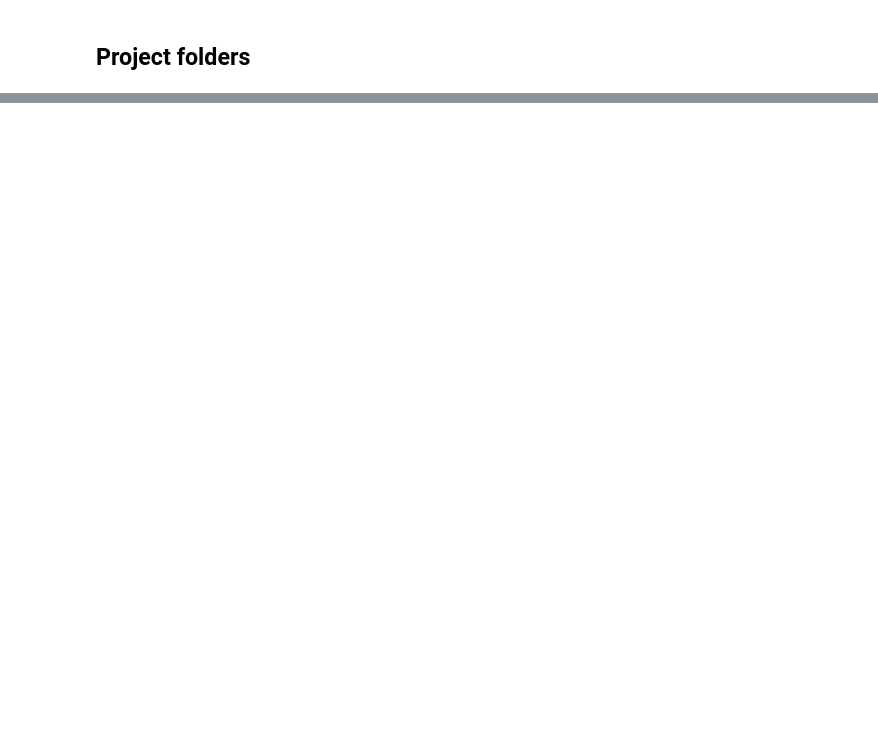
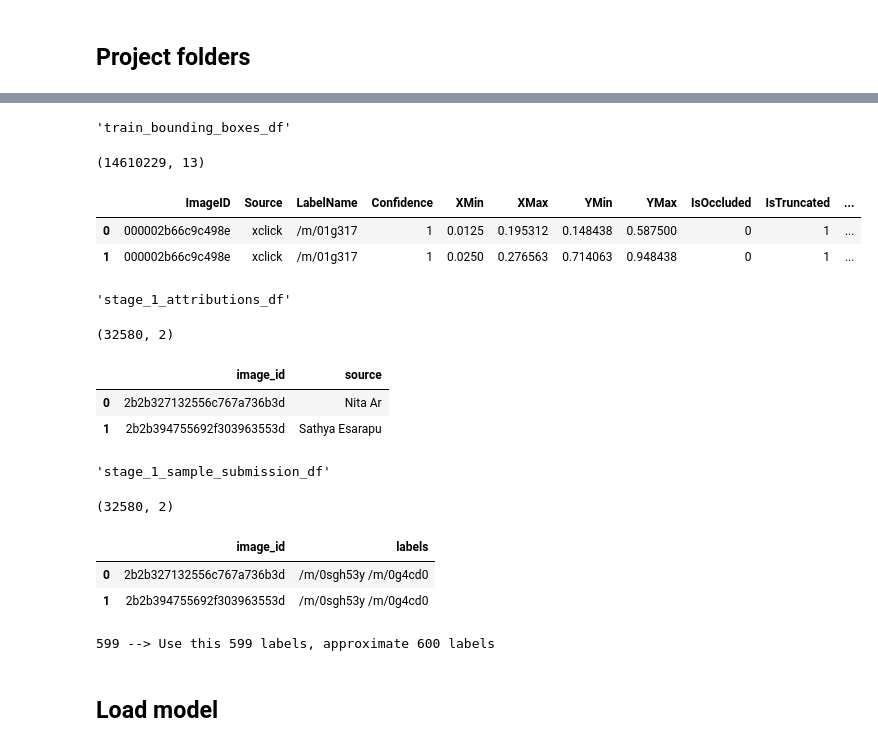
Before and after one commit to ruixu/kaggle-Inclusive-Images, a Jupyter notebook: 3. InceptionResNetV2_SE_Predict.ipynb, the cells around one changed output, grey strips where cells are left out. Drawn from its saved outputs; the diff is of its cells as text; code cells hidden in the pictures; blank space fills up the shorter version.

```diff
--- a/3. InceptionResNetV2_SE_Predict.ipynb
+++ b/3. InceptionResNetV2_SE_Predict.ipynb
@@ -16,0 +20,11 @@ run_name: inclusive-images-challenge_3_InceptionResNetV2_SE_Predict_20181026-132
+# %%
+debug_rows = None #100*10000
+image_size = 200
+batch_size = 1024
+model_name0 = 'inclusive-images-challenge_3_InceptionResNetV2_SE_20181027-030909_2301'
+model_name = '%s.h5' % model_name0
+tag_info_name = 'inclusive-images-challenge_3_InceptionResNetV2_SE_20181027-030909_tag_info.pkl'
+
+print(debug_rows, batch_size)
+print(model_name)
+print(tag_info_name)
@@ -124,0 +155,3 @@ print(tuning_labels_csv)
+# %%
+%%time
+train_bounding_boxes_df = pd.read_csv(train_bounding_boxes_csv, nrows=debug_rows)
@@ -124,0 +161,3 @@ print(tuning_labels_csv)
+# %%
+%%time
+stage_1_attributions_df = pd.read_csv(stage_1_attributions_csv)
@@ -124,0 +167,3 @@ print(tuning_labels_csv)
+# %%
+%%time
+stage_1_sample_submission_df = pd.read_csv(stage_1_sample_submission_csv)
@@ -124,0 +173,31 @@ print(tuning_labels_csv)
+# %%
+display('train_bounding_boxes_df', train_bounding_boxes_df.shape, train_bounding_boxes_df.head(2))
+# display('train_machine_labels_df', train_machine_labels_df.shape, train_machine_labels_df.head(2))
+# display('train_human_labels_df', train_human_labels_df.shape, train_human_labels_df.head(2))
+display('stage_1_attributions_df', stage_1_attributions_df.shape, stage_1_attributions_df.head(2))
+display('stage_1_sample_submission_df', stage_1_sample_submission_df.shape, stage_1_sample_submission_df.head(2))
+# %% [output]
+'train_bounding_boxes_df'
+(14610229, 13)
+|  | ImageID | Source | LabelName | Confidence | XMin | XMax | YMin | YMax | IsOccluded | IsTruncated | ... |
+| 0 | 000002b66c9c498e | xclick | /m/01g317 | 1 | 0.0125 | 0.195312 | 0.148438 | 0.587500 | 0 | 1 | ... |
+| 1 | 000002b66c9c498e | xclick | /m/01g317 | 1 | 0.0250 | 0.276563 | 0.714063 | 0.948438 | 0 | 1 | ... |
+'stage_1_attributions_df'
+(32580, 2)
+|  | image_id | source |
+| 0 | 2b2b327132556c767a736b3d | Nita Ar |
+| 1 | 2b2b394755692f303963553d | Sathya Esarapu |
+'stage_1_sample_submission_df'
+(32580, 2)
+|  | image_id | labels |
+| 0 | 2b2b327132556c767a736b3d | /m/0sgh53y /m/0g4cd0 |
+| 1 | 2b2b394755692f303963553d | /m/0sgh53y /m/0g4cd0 |
+# %%
+print(len(set(train_bounding_boxes_df['LabelName'])), '--> Use this 599 labels, approximate 600 labels')
+# print(len(set(train_machine_labels_df['LabelName'])))
+# print(len(set(train_human_labels_df['LabelName'])))
+# print(len(set(stage_1_sample_submission_df['labels'])))
+# %% [output]
+599 --> Use this 599 labels, approximate 600 labels
+# %% [markdown]
+## Load model
```
Also changed, not shown: parts of 24 cells of this notebook, 2 other files.
